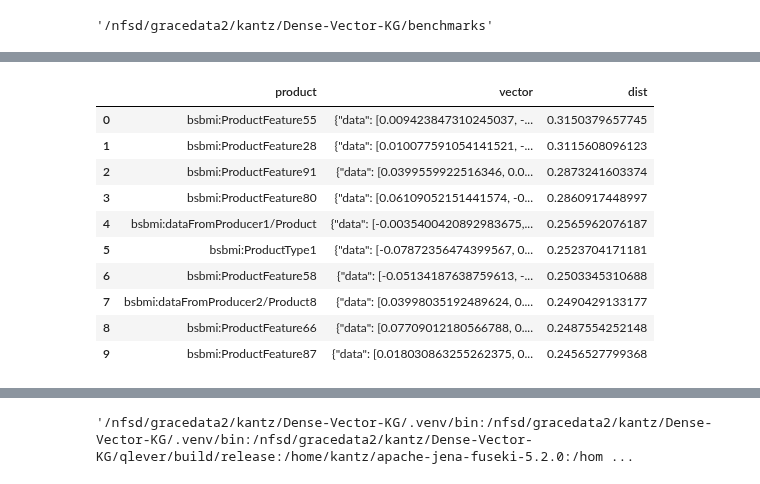
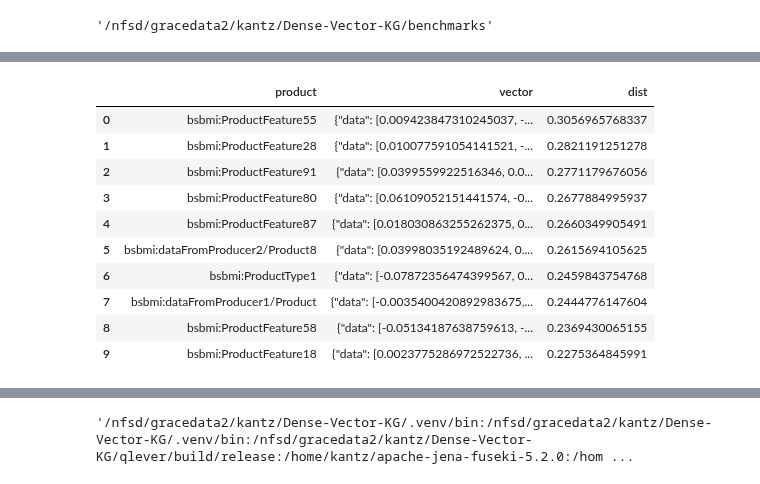
Before and after one commit to Dakantz/Dense-KG-Vector-DB, a Jupyter notebook: benchmarks/run_bdsdm_timings_native.ipynb, the cells around one changed output, grey strips where cells are left out. Cells and saved outputs as stored; diff of their text form; code cells hidden in the pictures.

```diff
--- a/benchmarks/run_bdsdm_timings_native.ipynb
+++ b/benchmarks/run_bdsdm_timings_native.ipynb
@@ -154,7 +154,7 @@ os.getcwd()
 # %%
 import time
 
-with db:
+with db_no_tensor_idx as db:
     timings = []
     for _ in tqdm.tqdm(range(10)):
         start_time = time.time()
@@ -183,14 +183,14 @@ Median elapsed time: 0.27468180656433105
 |  | product | vector | dist |
-| 0 | bsbmi:ProductFeature55 | {"data": [0.009423847310245037, -... | 0.3150379657745 |
-| 1 | bsbmi:ProductFeature28 | {"data": [0.010077591054141521, -... | 0.3115608096123 |
-| 2 | bsbmi:ProductFeature91 | {"data": [0.0399559922516346, 0.0... | 0.2873241603374 |
-| 3 | bsbmi:ProductFeature80 | {"data": [0.06109052151441574, -0... | 0.2860917448997 |
-| 4 | bsbmi:dataFromProducer1/Product | {"data": [-0.0035400420892983675,... | 0.2565962076187 |
-| 5 | bsbmi:ProductType1 | {"data": [-0.07872356474399567, 0... | 0.2523704171181 |
-| 6 | bsbmi:ProductFeature58 | {"data": [-0.05134187638759613, -... | 0.2503345310688 |
-| 7 | bsbmi:dataFromProducer2/Product8 | {"data": [0.03998035192489624, 0.... | 0.2490429133177 |
-| 8 | bsbmi:ProductFeature66 | {"data": [0.07709012180566788, 0.... | 0.2487554252148 |
-| 9 | bsbmi:ProductFeature87 | {"data": [0.018030863255262375, 0... | 0.2456527799368 |
+| 0 | bsbmi:ProductFeature55 | {"data": [0.009423847310245037, -... | 0.3056965768337 |
+| 1 | bsbmi:ProductFeature28 | {"data": [0.010077591054141521, -... | 0.2821191251278 |
+| 2 | bsbmi:ProductFeature91 | {"data": [0.0399559922516346, 0.0... | 0.2771179676056 |
+| 3 | bsbmi:ProductFeature80 | {"data": [0.06109052151441574, -0... | 0.2677884995937 |
+| 4 | bsbmi:ProductFeature87 | {"data": [0.018030863255262375, 0... | 0.2660349905491 |
+| 5 | bsbmi:dataFromProducer2/Product8 | {"data": [0.03998035192489624, 0.... | 0.2615694105625 |
+| 6 | bsbmi:ProductType1 | {"data": [-0.07872356474399567, 0... | 0.2459843754768 |
+| 7 | bsbmi:dataFromProducer1/Product | {"data": [-0.0035400420892983675,... | 0.2444776147604 |
+| 8 | bsbmi:ProductFeature58 | {"data": [-0.05134187638759613, -... | 0.2369430065155 |
+| 9 | bsbmi:ProductFeature18 | {"data": [0.0023775286972522736, ... | 0.2275364845991 |
 # %%
 with db:
     possible_queries = db.get_queries(test_tensor)
```
Also changed, not shown: parts of 13 cells of this notebook, 9 other files.
